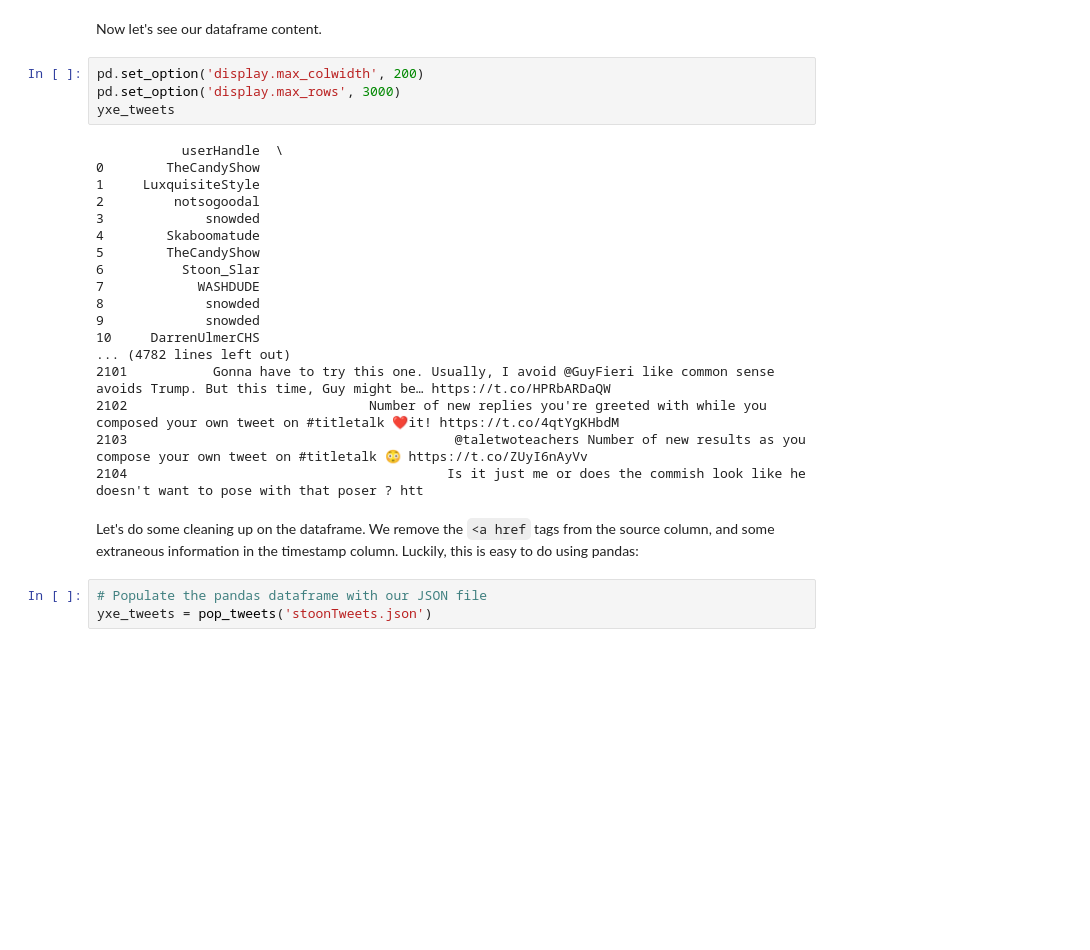
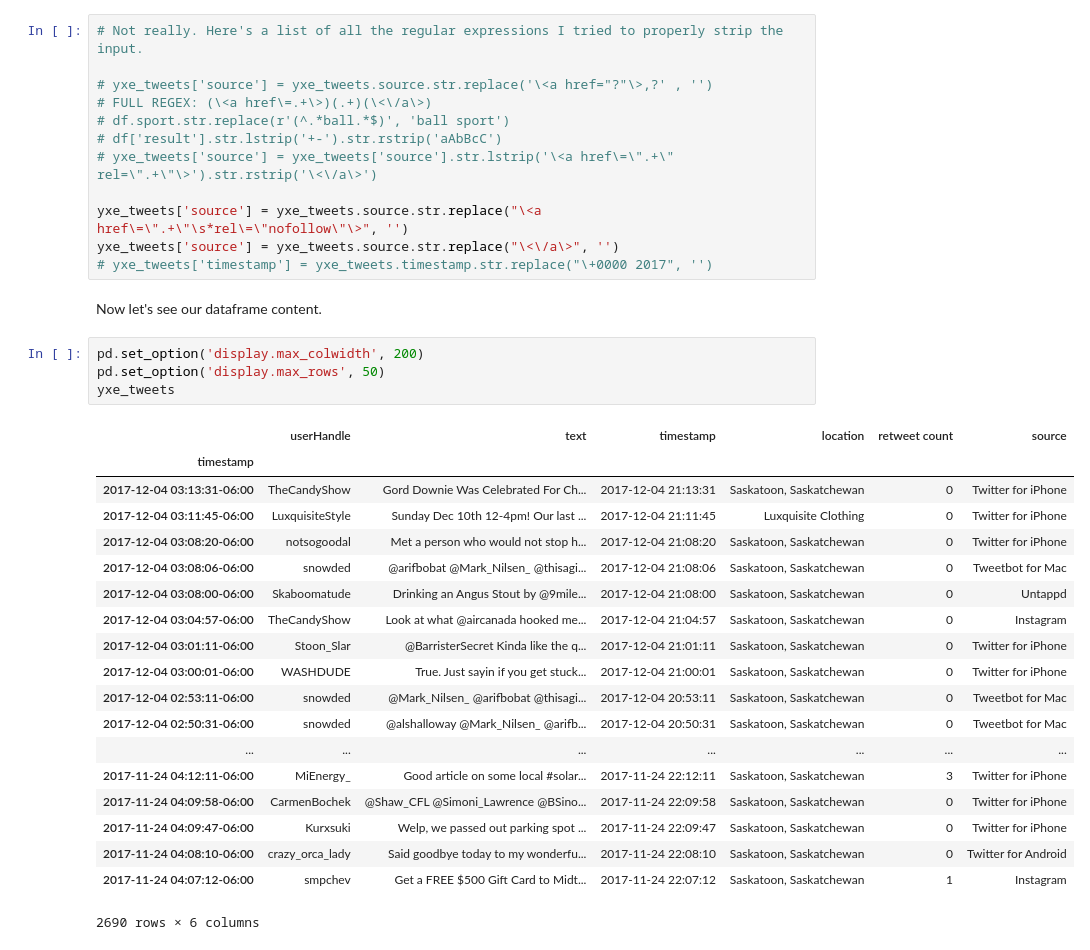
Before and after one commit to jpin27/pulse-yxe, a Jupyter notebook: datamining/Pulse YXE Data Analytics.ipynb, the cells around one changed output. Cells and saved outputs as stored; diff of their text form; blank space fills up the shorter version.

```diff
--- a/datamining/Pulse YXE Data Analytics.ipynb
+++ b/datamining/Pulse YXE Data Analytics.ipynb
@@ -44,29 +49,38 @@ def pop_tweets(inputFile):
+# %%
+# Not really. Here's a list of all the regular expressions I tried to properly strip the input.
+
+# yxe_tweets['source'] = yxe_tweets.source.str.replace('\<a href="?"\>,?' , '')
+# FULL REGEX: (\<a href\=.+\>)(.+)(\<\/a\>)
+# df.sport.str.replace(r'(^.*ball.*$)', 'ball sport')
+# df['result'].str.lstrip('+-').str.rstrip('aAbBcC')
+# yxe_tweets['source'] = yxe_tweets['source'].str.lstrip('\<a href\=\".+\" rel=\".+\"\>').str.rstrip('\<\/a\>')
+
+yxe_tweets['source'] = yxe_tweets.source.str.replace("\<a href\=\".+\"\s*rel\=\"nofollow\"\>", '')
+yxe_tweets['source'] = yxe_tweets.source.str.replace("\<\/a\>", '')
+# yxe_tweets['timestamp'] = yxe_tweets.timestamp.str.replace("\+0000 2017", '')
 # %% [markdown]
 Now let's see our dataframe content.
 # %%
 pd.set_option('display.max_colwidth', 200)
-pd.set_option('display.max_rows', 3000)
+pd.set_option('display.max_rows', 50)
 yxe_tweets
 # %% [output]
+|  | userHandle | text | timestamp | location | retweet count | source |
+| timestamp |  |  |  |  |  |  |
+| 2017-12-04 03:13:31-06:00 | TheCandyShow | Gord Downie Was Celebrated For Ch... | 2017-12-04 21:13:31 | Saskatoon, Saskatchewan | 0 | Twitter for iPhone |
+| 2017-12-04 03:11:45-06:00 | LuxquisiteStyle | Sunday Dec 10th 12-4pm! Our last ... | 2017-12-04 21:11:45 | Luxquisite Clothing | 0 | Twitter for iPhone |
+| 2017-12-04 03:08:20-06:00 | notsogoodal | Met a person who would not stop h... | 2017-12-04 21:08:20 | Saskatoon, Saskatchewan | 0 | Twitter for iPhone |
+| 2017-12-04 03:08:06-06:00 | snowded | @arifbobat @Mark_Nilsen_ @thisagi... | 2017-12-04 21:08:06 | Saskatoon, Saskatchewan | 0 | Tweetbot for Mac |
+| 2017-12-04 03:08:00-06:00 | Skaboomatude | Drinking an Angus Stout by @9mile... | 2017-12-04 21:08:00 | Saskatoon, Saskatchewan | 0 | Untappd |
+| 2017-12-04 03:04:57-06:00 | TheCandyShow | Look at what @aircanada hooked me... | 2017-12-04 21:04:57 | Saskatoon, Saskatchewan | 0 | Instagram |
+| 2017-12-04 03:01:11-06:00 | Stoon_Slar | @BarristerSecret Kinda like the q... | 2017-12-04 21:01:11 | Saskatoon, Saskatchewan | 0 | Twitter for iPhone |
+| 2017-12-04 03:00:01-06:00 | WASHDUDE | True. Just sayin if you get stuck... | 2017-12-04 21:00:01 | Saskatoon, Saskatchewan | 0 | Twitter for iPhone |
+| 2017-12-04 02:53:11-06:00 | snowded | @Mark_Nilsen_ @arifbobat @thisagi... | 2017-12-04 20:53:11 | Saskatoon, Saskatchewan | 0 | Tweetbot for Mac |
+| 2017-12-04 02:50:31-06:00 | snowded | @alshalloway @Mark_Nilsen_ @arifb... | 2017-12-04 20:50:31 | Saskatoon, Saskatchewan | 0 | Tweetbot for Mac |
+| ... | ... | ... | ... | ... | ... | ... |
+| 2017-11-24 04:12:11-06:00 | MiEnergy_ | Good article on some local #solar... | 2017-11-24 22:12:11 | Saskatoon, Saskatchewan | 3 | Twitter for iPhone |
+| 2017-11-24 04:09:58-06:00 | CarmenBochek | @Shaw_CFL @Simoni_Lawrence @BSino... | 2017-11-24 22:09:58 | Saskatoon, Saskatchewan | 0 | Twitter for iPhone |
+| 2017-11-24 04:09:47-06:00 | Kurxsuki | Welp, we passed out parking spot ... | 2017-11-24 22:09:47 | Saskatoon, Saskatchewan | 0 | Twitter for iPhone |
+| 2017-11-24 04:08:10-06:00 | crazy_orca_lady | Said goodbye today to my wonderfu... | 2017-11-24 22:08:10 | Saskatoon, Saskatchewan | 0 | Twitter for Android |
+| 2017-11-24 04:07:12-06:00 | smpchev | Get a FREE $500 Gift Card to Midt... | 2017-11-24 22:07:12 | Saskatoon, Saskatchewan | 1 | Instagram |
-           userHandle  \
-0        TheCandyShow
-1     LuxquisiteStyle
-2         notsogoodal
-3             snowded
-4        Skaboomatude
-5        TheCandyShow
-6          Stoon_Slar
-7            WASHDUDE
-8             snowded
-9             snowded
-10     DarrenUlmerCHS
-... (4782 lines left out)
-2101           Gonna have to try this one. Usually, I avoid @GuyFieri like common sense avoids Trump. But this time, Guy might be… https://t.co/HPRbARDaQW
-2102                               Number of new replies you're greeted with while you composed your own tweet on #titletalk ❤️it! https://t.co/4qtYgKHbdM
-2103                                          @taletwoteachers Number of new results as you compose your own tweet on #titletalk 😳 https://t.co/ZUyI6nAyVv
-2104                                         Is it just me or does the commish look like he doesn't want to pose with that poser ? htt
+2690 rows × 6 columns
-# %% [markdown]
-Let's do some cleaning up on the dataframe. We remove the `<a href` tags from the source column, and some extraneous information in the timestamp column. Luckily, this is easy to do using pandas:
-# %%
-# Populate the pandas dataframe with our JSON file
-yxe_tweets = pop_tweets('stoonTweets.json')
```
Also changed, not shown: parts of 16 cells of this notebook, 1 other file.
